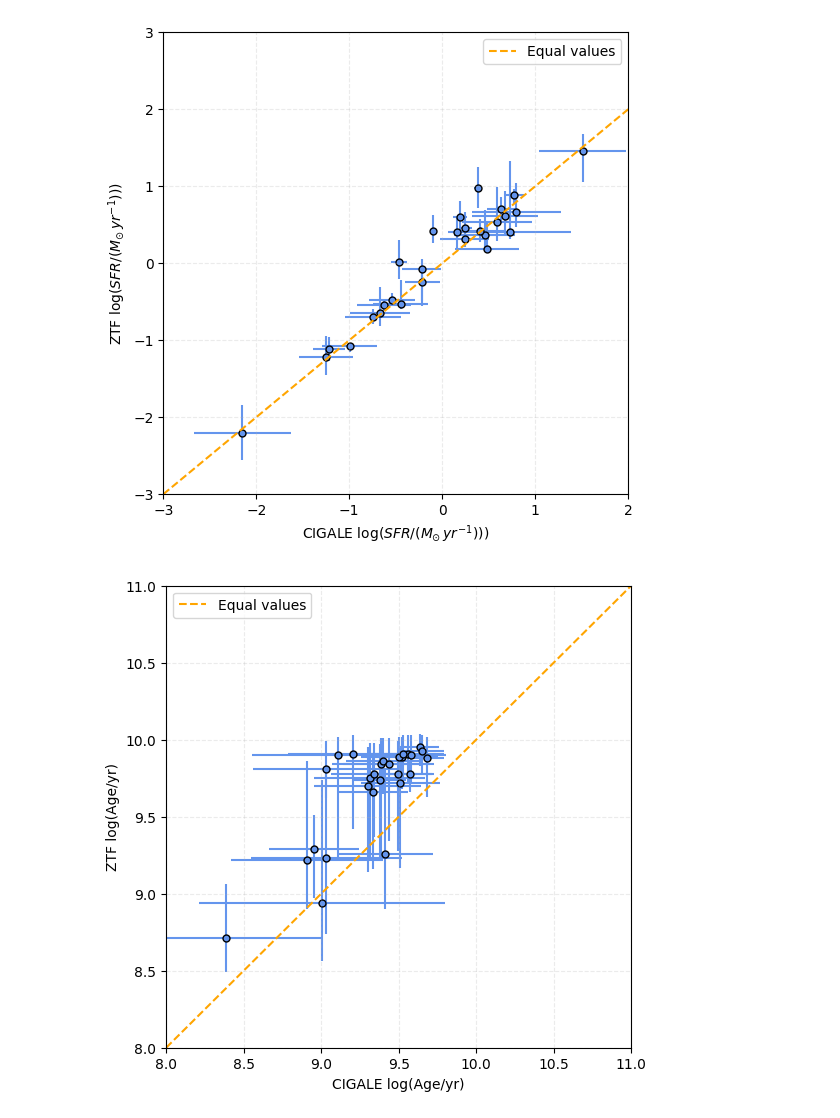
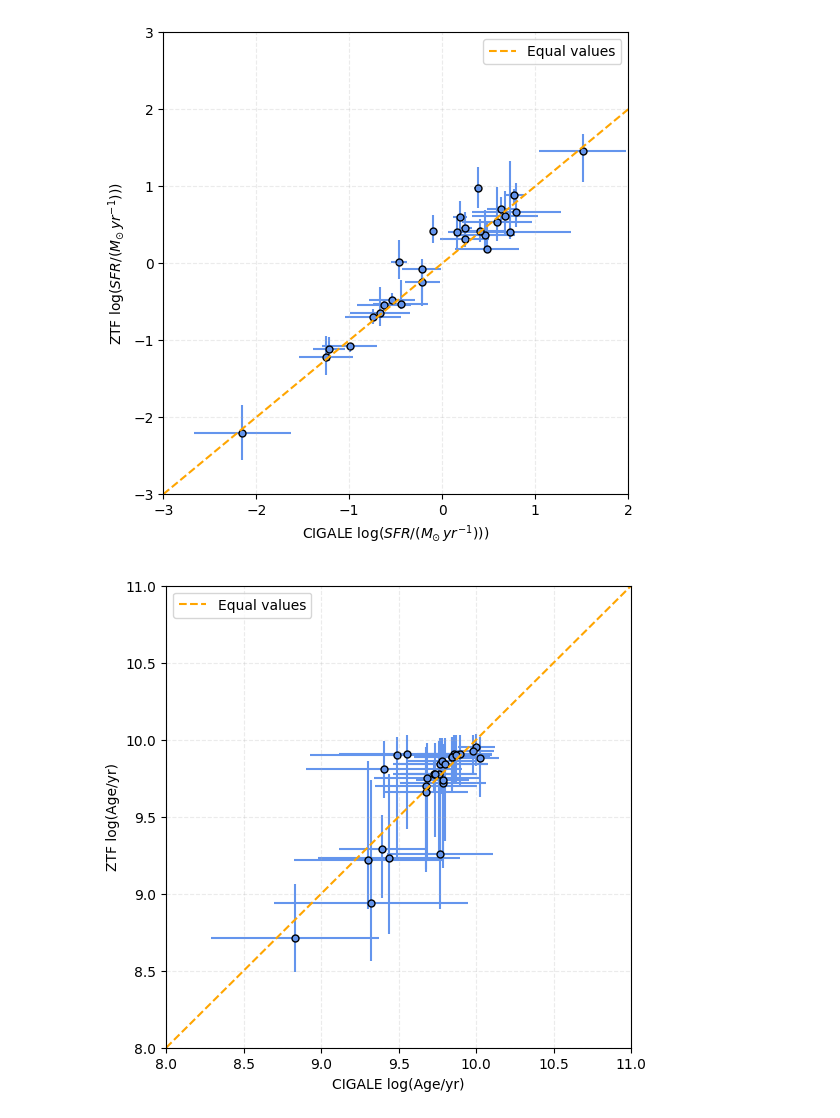
Before and after one commit to aswinsuresh24/sne_hosts, a Jupyter notebook: hosts.ipynb, the cells around one changed output. Saved outputs shown, nothing was run; the diff lists cells and outputs as text; code cells hidden in the pictures.

```diff
--- a/hosts.ipynb
+++ b/hosts.ipynb
@@ -651,13 +679,13 @@ compare_results(cigale_out, cigale_err, ref_out, ref_err, r'log($SFR/(M_{\odot}\
 # %% [output]
 [figure]
 # %%
-cigale_out = np.log10(fbot_results['bayes.stellar.age_m_star']*1e6)
-cigale_err = fbot_results['bayes.stellar.age_m_star_err']/fbot_results['bayes.stellar.age_m_star']/np.log(10)
+cigale_out = np.log10(fbot_results['bayes.sfh.age']*1e6)
+cigale_err = fbot_results['bayes.sfh.age_err']/fbot_results['bayes.sfh.age']/np.log(10)
 
 ref_out = ztf_results['age']
 ref_err = np.array(ztf_results[['age_elow', 'age_eup']]).T
 ref_err[0] *= -1
 
 compare_results(cigale_out, cigale_err, ref_out, ref_err, r'log(Age/yr)', compare_x=[8, 11], ref='ZTF', savefig='age_comp_ztf.png', xlim=(8, 11), ylim=(8, 11))
 # %% [output]
-[figure, old version]
+[figure, new version]
```
Also changed, not shown: parts of 18 cells of this notebook, 5 other files.
